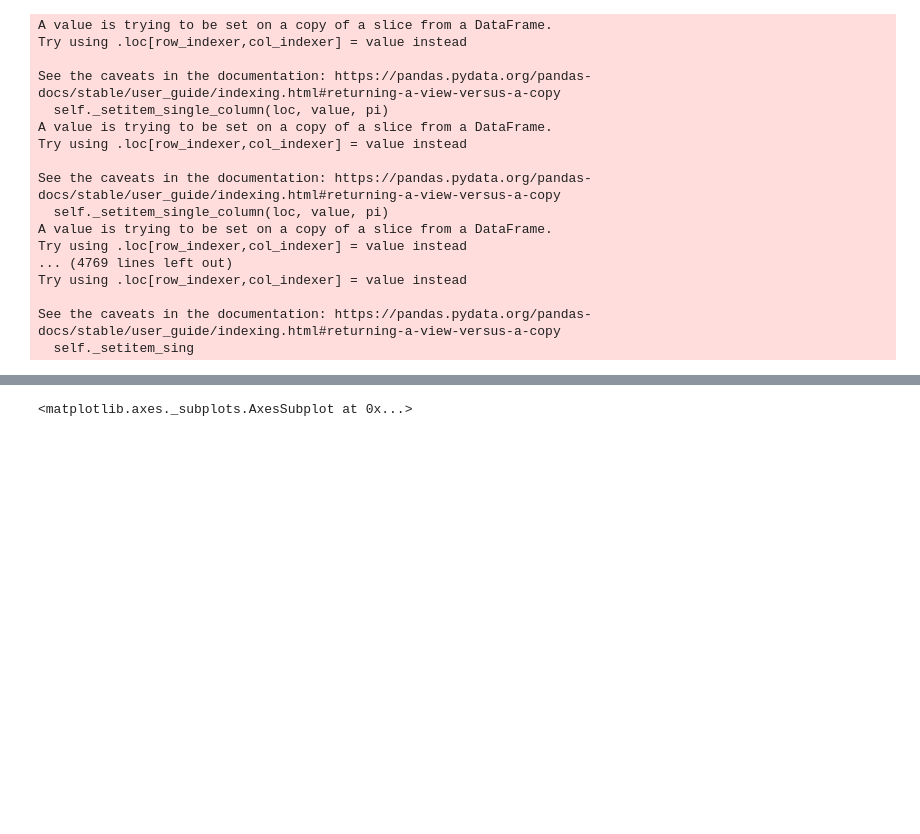
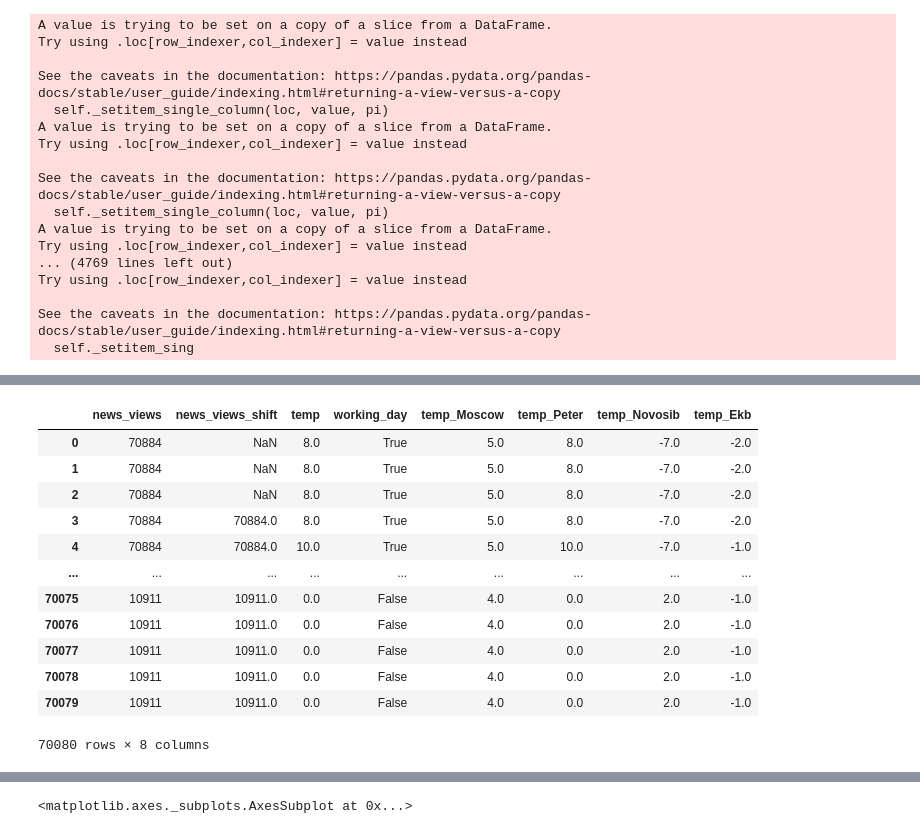
Before and after one commit to Egoluback/nti_ml_20-21, a Jupyter notebook: 2_stage/task2/nti_ml_2_2.ipynb, the cells around one changed output, grey strips where cells are left out. Cells and saved outputs as stored; diff of their text form; code cells hidden in the pictures; blank space fills up the shorter version.

```diff
--- a/2_stage/task2/nti_ml_2_2.ipynb
+++ b/2_stage/task2/nti_ml_2_2.ipynb
@@ -457,2 +557,18 @@ df_train
+# %%
+df_train[df_train.columns[15:]]
+# %% [output]
+|  | news_views | news_views_shift | temp | working_day | temp_Moscow | temp_Peter | temp_Novosib | temp_Ekb |
+| 0 | 70884 | NaN | 8.0 | True | 5.0 | 8.0 | -7.0 | -2.0 |
+| 1 | 70884 | NaN | 8.0 | True | 5.0 | 8.0 | -7.0 | -2.0 |
+| 2 | 70884 | NaN | 8.0 | True | 5.0 | 8.0 | -7.0 | -2.0 |
+| 3 | 70884 | 70884.0 | 8.0 | True | 5.0 | 8.0 | -7.0 | -2.0 |
+| 4 | 70884 | 70884.0 | 10.0 | True | 5.0 | 10.0 | -7.0 | -1.0 |
+| ... | ... | ... | ... | ... | ... | ... | ... | ... |
+| 70075 | 10911 | 10911.0 | 0.0 | False | 4.0 | 0.0 | 2.0 | -1.0 |
+| 70076 | 10911 | 10911.0 | 0.0 | False | 4.0 | 0.0 | 2.0 | -1.0 |
+| 70077 | 10911 | 10911.0 | 0.0 | False | 4.0 | 0.0 | 2.0 | -1.0 |
+| 70078 | 10911 | 10911.0 | 0.0 | False | 4.0 | 0.0 | 2.0 | -1.0 |
+| 70079 | 10911 | 10911.0 | 0.0 | False | 4.0 | 0.0 | 2.0 | -1.0 |
+70080 rows × 8 columns
 # %%
 data_month = df_train[(df_train["Канал"] == "СТС") & (df_train["Месяц"] == "Май") & (df_train["Год"] == 2019)].groupby("День")
```
Also changed, not shown: parts of 23 cells of this notebook, 1 other file.
